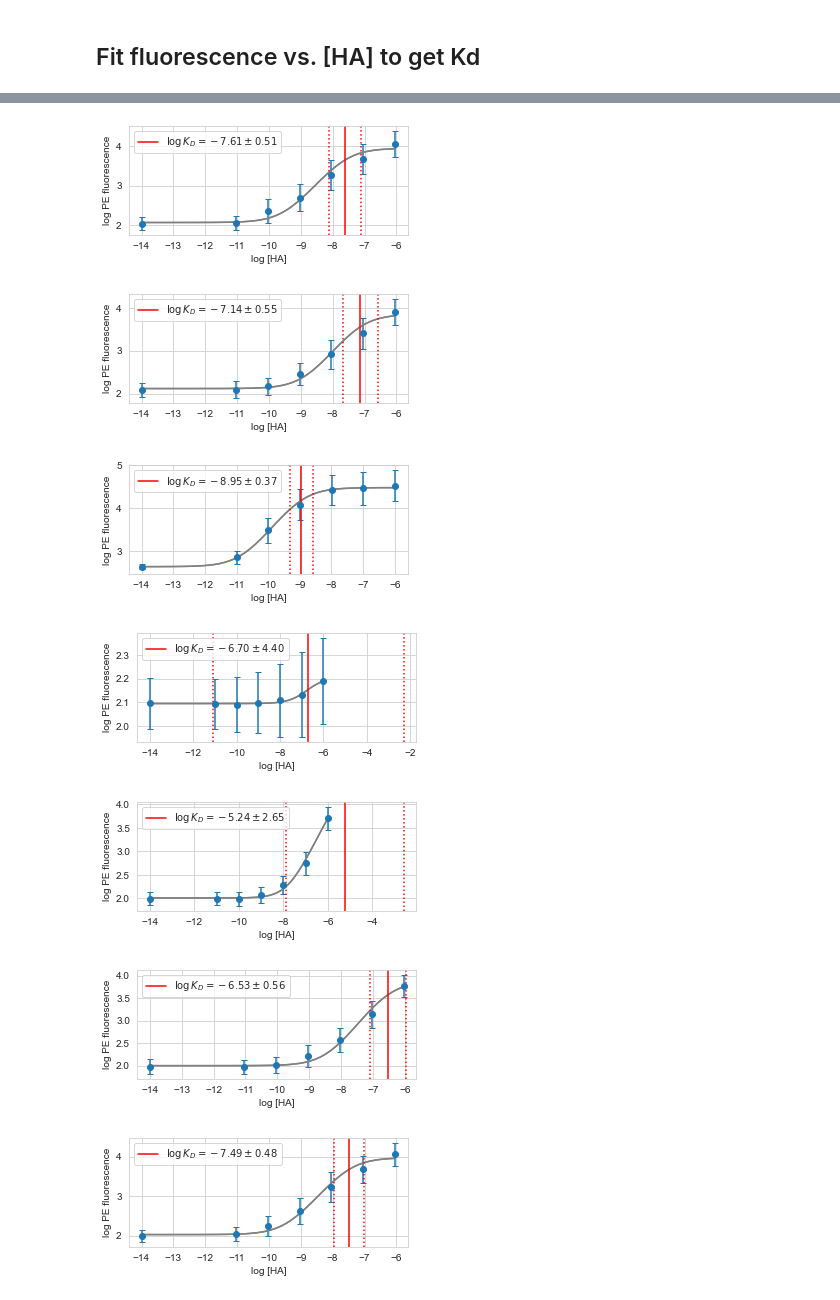
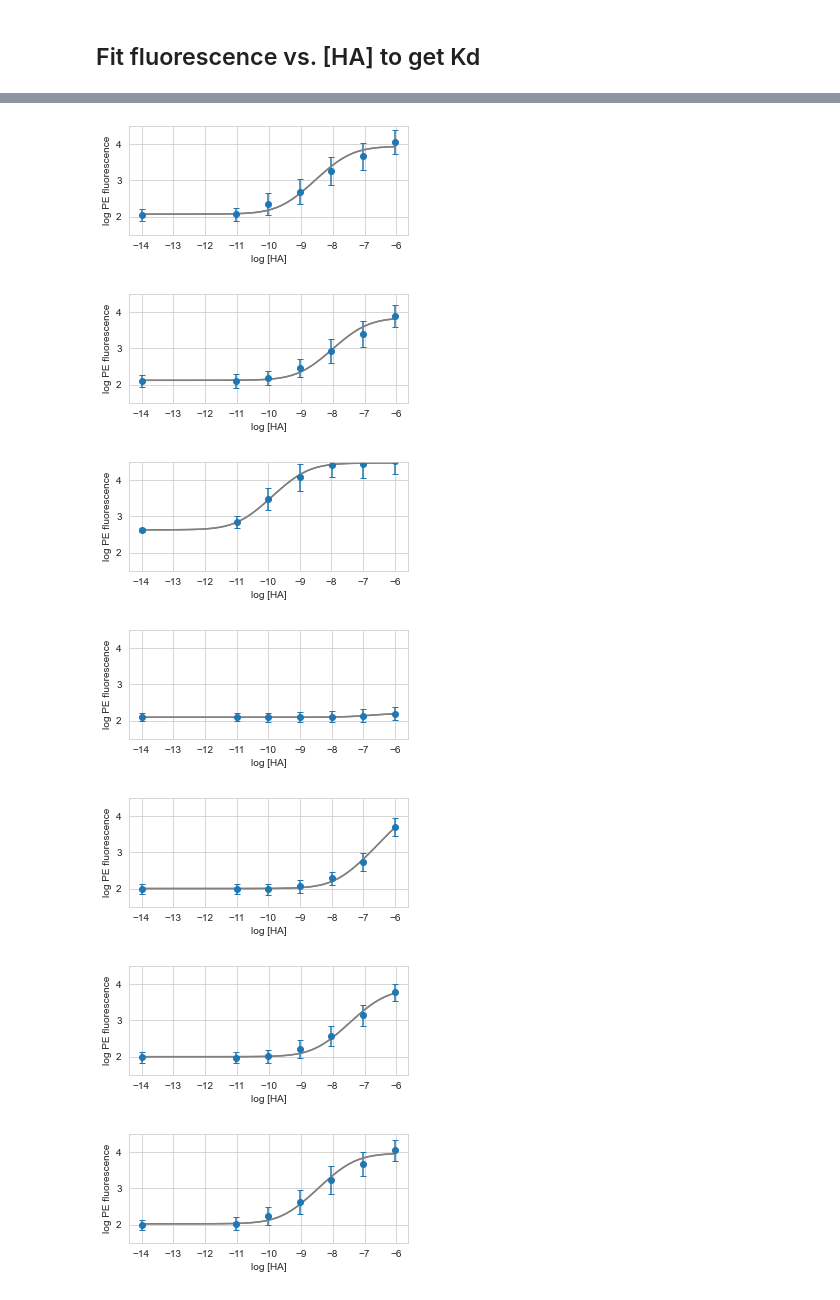
Before and after one commit to Ctharp17/CH65-comblib, a Jupyter notebook: Isogenic_Kd/G189D_misc/Isogenic_KD_analysis.ipynb, the cells around one changed output, grey strips where cells are left out. Cells and saved outputs as stored; diff of their text form; code cells hidden in the pictures.

Commit message:
making isogenic figure supplement

```diff
--- a/Isogenic_Kd/G189D_misc/Isogenic_KD_analysis.ipynb
+++ b/Isogenic_Kd/G189D_misc/Isogenic_KD_analysis.ipynb
@@ -149,15 +149,16 @@ for i,run in enumerate(runs):
     plt.errorbar(concs, mean_log_fluor, yerr=std_log_fluor, fmt='o', capsize=3)
     plt.plot(concs_plot, sigmoid(concs_plot, *popt), color='grey')
     plt.plot(concs_plot, sigmoid(concs_plot, *popt), color='grey')
-    plt.axvline(logKd, linestyle='-', color='red',
-               label=r'$\log K_D = %.2f \pm %.2f$' % (logKd, logKd_err))
-    plt.axvline(logKd + logKd_err, linestyle=':', color='red')
-    plt.axvline(logKd - logKd_err, linestyle=':', color='red')
+#     plt.axvline(logKd, linestyle='-', color='red',
+#                label=r'$\log K_D = %.2f \pm %.2f$' % (logKd, logKd_err))
+#     plt.axvline(logKd + logKd_err, linestyle=':', color='red')
+#     plt.axvline(logKd - logKd_err, linestyle=':', color='red')
     plt.xlabel('log [HA]')
+    plt.ylim(1.5,4.5)
     plt.ylabel('log PE fluorescence')
     plt.title('',
               fontsize=14)
-    plt.legend()
+#     plt.legend()
     plt.savefig("isogenic_curve_%s_%s_%s.png" %
               (run_list.loc[i,'shortname'],
                run_list.loc[i,'antigen'],
@@ -169,7 +170,7 @@ for i,run in enumerate(runs):
-[figure, old version]
+[figure, new version]
-[figure, old version]
+[figure, new version]
-[figure, old version]
+[figure, new version]
-[figure, old version]
+[figure, new version]
-[figure, old version]
+[figure, new version]
-[figure, old version]
+[figure, new version]
-[figure, old version]
+[figure, new version]
```
Also changed, not shown: parts of 1 cell of this notebook, 37 other files.
